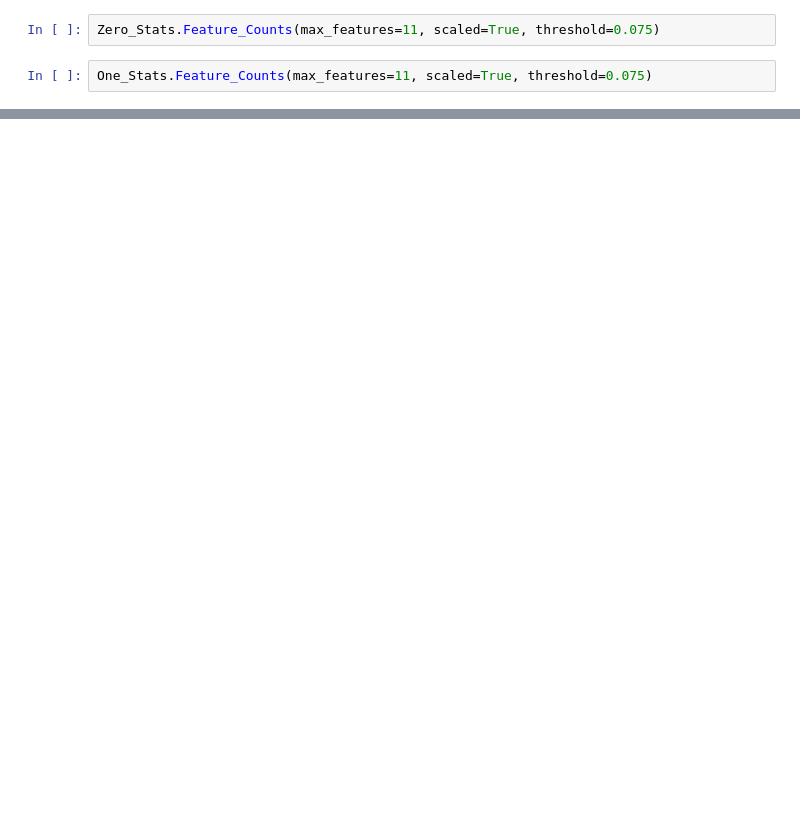
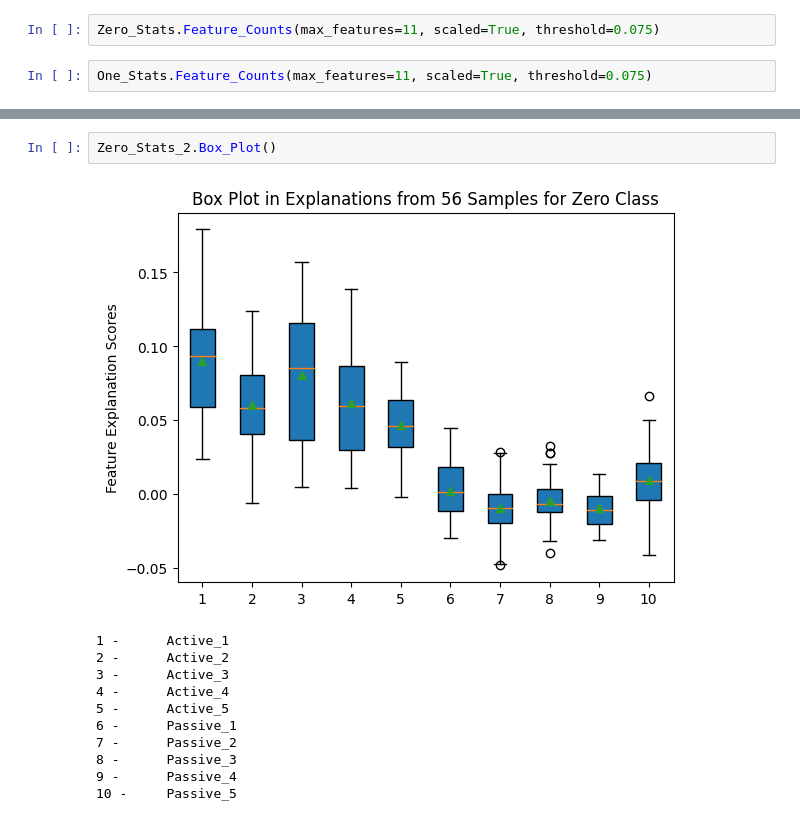
Before and after one commit to Dene-O/MSc_Project, a Jupyter notebook: MSc_project/Project_1/LIME_Test_2_Control_Class.ipynb, the cells around one changed output, grey strips where cells are left out. Drawn from its saved outputs; the diff is of its cells as text; blank space fills up the shorter version.

```diff
--- a/MSc_project/Project_1/LIME_Test_2_Control_Class.ipynb
+++ b/MSc_project/Project_1/LIME_Test_2_Control_Class.ipynb
@@ -300,0 +347,14 @@ One_Stats.Box_Plot()
+# %%
+Zero_Stats_2.Box_Plot()
+# %% [output]
+[figure, added]
+1 -      Active_1
+2 -      Active_2
+3 -      Active_3
+4 -      Active_4
+5 -      Active_5
+6 -      Passive_1
+7 -      Passive_2
+8 -      Passive_3
+9 -      Passive_4
+10 -     Passive_5
```
Also changed, not shown: parts of 28 cells of this notebook, 2 other files.
